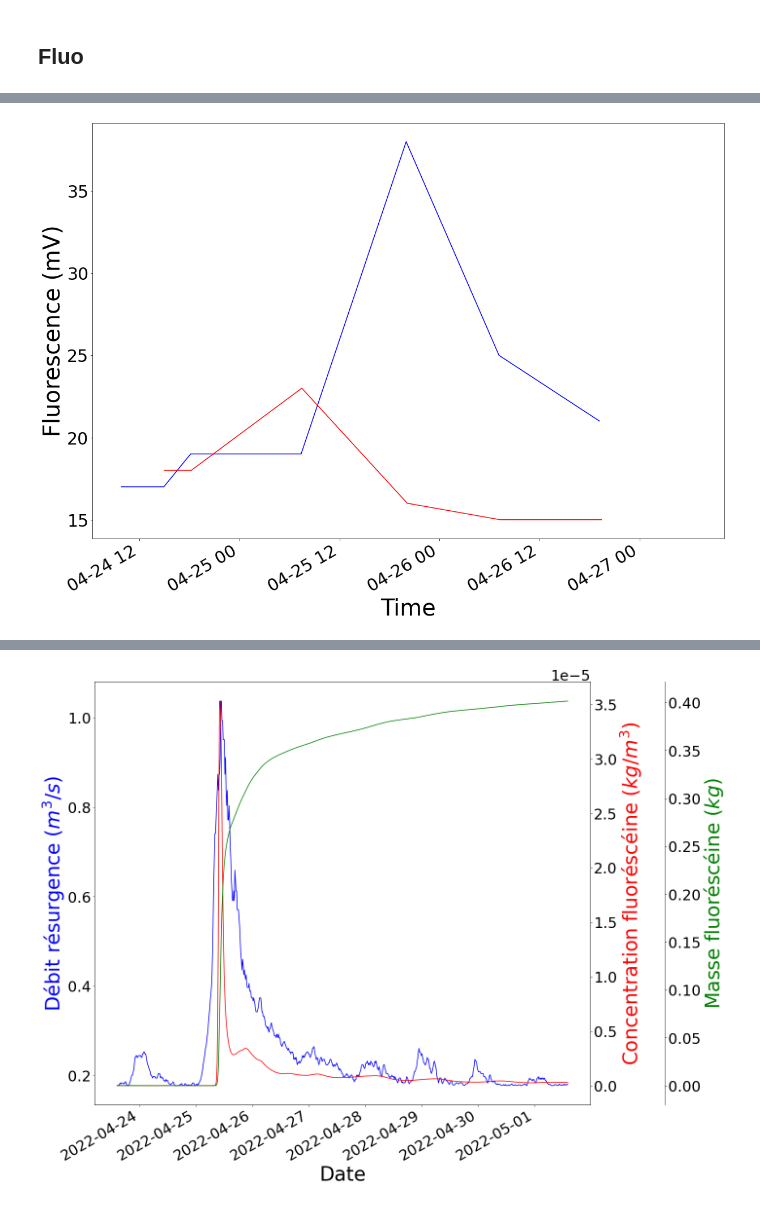
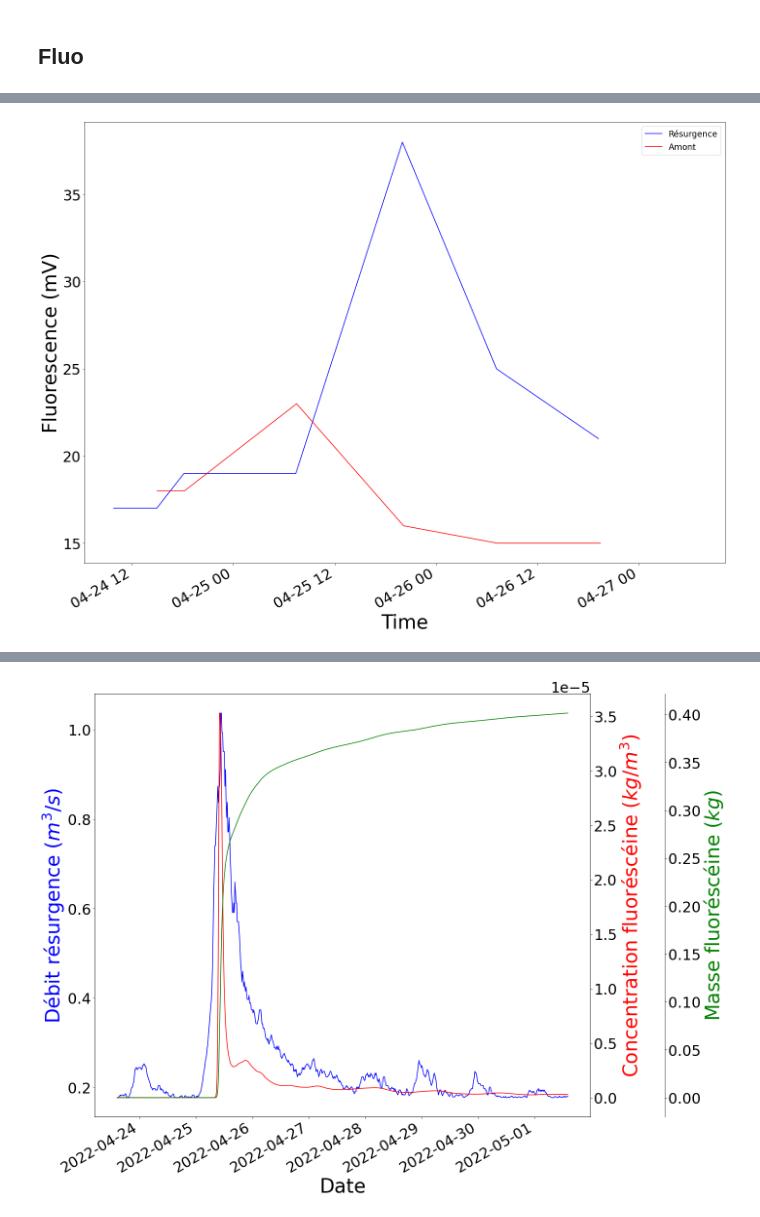
Before and after one commit to BenoitURRUTY/Data_tracage_avril22, a Jupyter notebook: Traçage.ipynb, the cells around one changed output, grey strips where cells are left out. Cells and saved outputs as stored; diff of their text form; code cells hidden in the pictures.

Commit message:
Nouvelle figure

```diff
--- a/Traçage.ipynb
+++ b/Traçage.ipynb
@@ -181,13 +235,15 @@ man_r
 # %%
 plt.figure()
 ax=plt.gca()
-man_r.plot(ax=ax,c='b',legend=False)
-man_a.plot(ax=ax,c='r',legend=False)
+man_r.plot(ax=ax,y='Mesure',c='b',legend=False,label='Résurgence')
+man_a.plot(ax=ax,y='Mesure',c='r',legend=False,label='Amont')
 plt.ylabel('Fluorescence (mV)')
+plt.legend()
 fig.autofmt_xdate(bottom=0.2, rotation=30, ha='right', which='major')
-plt.savefig('Manuel.jpg')
+plt.tight_layout()
+plt.savefig('Manuel.pdf')
 # %% [output]
-[figure, old version]
+[figure, new version]
 # %%
 ## import données fluorimètre
 F=pd.read_csv('FluoPorteEnclos.csv',skiprows=2)
```
Also changed, not shown: parts of 18 cells of this notebook, 22 other files.
